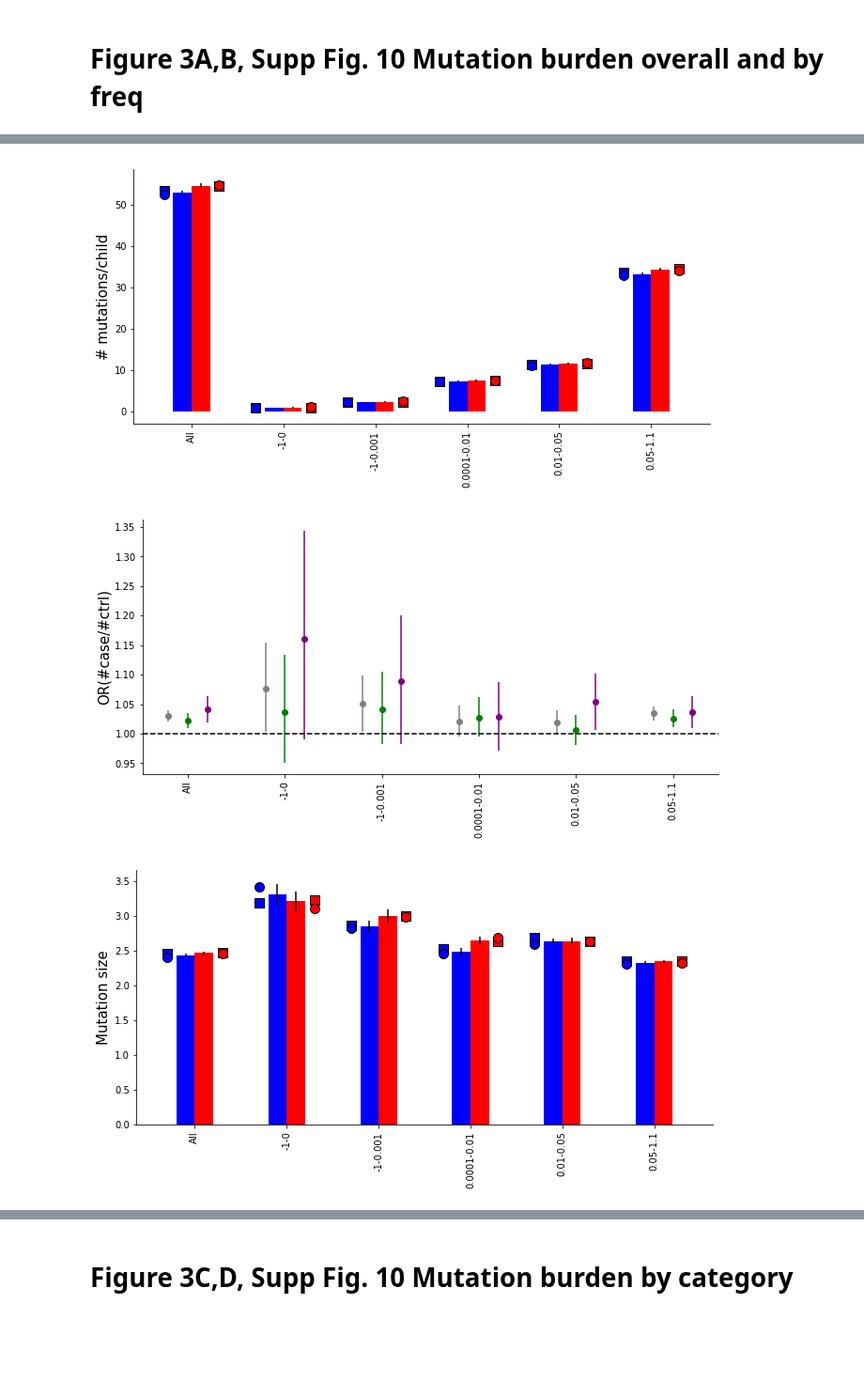
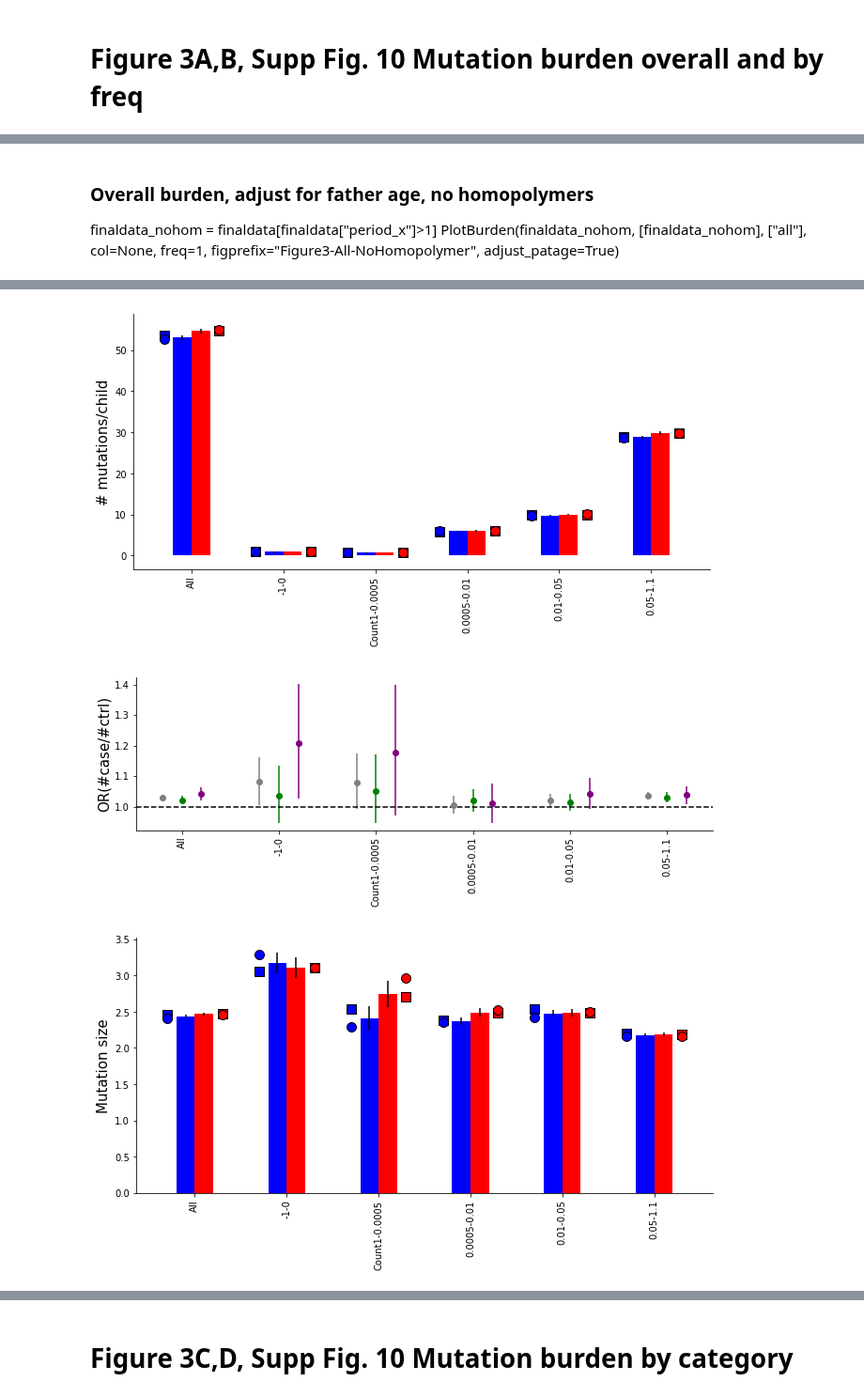
Before and after one commit to gymreklab/ssc-denovos-paper, a Jupyter notebook: figure-notebooks/Mitra_etal_Figure3.ipynb, the cells around one changed output, grey strips where cells are left out. Shown at 94% size. Saved outputs shown, nothing was run; the diff lists cells and outputs as text; code cells hidden in the pictures; blank space fills up the shorter version.

Commit message:
updating fig 3 OR figures

```diff
--- a/figure-notebooks/Mitra_etal_Figure3.ipynb
+++ b/figure-notebooks/Mitra_etal_Figure3.ipynb
@@ -17,8 +17,12 @@ This notebook contains code to reproduce the following from Mitra, et al.:
 * Supplementary Figure 12: power analysis
 # %%
 # Input per-locus info
-LOCFILE = "/storage/ileena/ssc-gangstr-denovos/denovos_GW_priors_Jan20/combined/SSC_allphases_011720_denovos_GW_priors_Jan20.locus_stats.tab"
-# TODO change to /storage/mgymrek/ssc-denovos/denovos_GW_priors_Jan20/SSC_allphases_011720_denovos_GW_priors_Jan20.locus_stats_rmoutlierfams.tab
+
+#LOCFILE = "/storage/ileena/ssc-gangstr-denovos/denovos_GW_priors_Jan20/combined/SSC_allphases_011720_denovos_GW_priors_Jan20.locus_stats.tab" # old
+
+# Newer locfile with outlier families removed
+LOCFILE = "/storage/mgymrek/ssc-denovos/denovos_GW_priors_Jan20/SSC_allphases_011720_denovos_GW_priors_Jul20.locus_stats_rmoutlierfams.tab"
+
 # when done running to remove outlier families
 
 # Input mutation results
@@ -43,8 +47,8 @@ colors = ['gray','red','gold','blue','green','purple','brown','salmon','magenta'
 
 # Other data paths
 ANNOTFILE = "/storage/mgymrek/ssc-denovos/annotations/hg38_gangstr_MasterAnnotation-rmdup.bed"
-AFREQFILE = "/storage/mgymrek/ssc-denovos/allele-freqs/SSC_merged_allele_counts.tab"
-HETFILE = "/storage/mgymrek/ssc-denovos/allele-freqs/SSC_merged_het.tab"
+AFREQFILE = "/storage/mgymrek/ssc-denovos/allele-freqs-revision/SSC_merged_allele_counts.tab"
+HETFILE = "/storage/mgymrek/ssc-denovos/allele-freqs-revision/SSC_merged_het.tab"
 AGEFILE = "/storage/ileena/denovos4/metadata/ssc_4phases_ages.csv"
 SFARIFILE = "/storage/mgymrek/ssc-denovos/annotations/SFARI-Gene_genes_08-29-2019release_09-11-2019export.csv"
 JACKGENES = "/storage/mgymrek/ssc-denovos/annotations/jack_102genes.txt"
@@ -114,8 +118,8 @@ afreq["freq"] = afreq.apply(lambda x: float(x["count"])/x["total"], 1)
 fdata = pd.merge(adata, afreq, on=["chrom","pos","newallele"], how="left")
 fdata.ix[np.isnan(fdata["freq"]),"freq"] = 0
 fdata.ix[np.isnan(fdata["count"]),"count"] = 0
-
-fdata = pd.merge(fdata, het[["chrom","pos","het"]], on=["chrom","pos"])
+fdata = fdata.drop("total", 1)
+fdata = pd.merge(fdata, het[["chrom","pos","het","total"]], on=["chrom","pos"])
 
 finaldata = pd.merge(fdata, ages[["family","child","sex","father_age_birth_years"]], on=["family","child"], how="left")
 # %% [output]
@@ -473,12 +474,26 @@ Ttest_relResult(statistic=-2.6948960562040325, pvalue=0.007115118770008193)
+# %% [markdown]
+### Overall burden, adjust for father age, no homopolymers
+finaldata_nohom = finaldata[finaldata["period_x"]>1]
+PlotBurden(finaldata_nohom, [finaldata_nohom], ["all"], col=None, freq=1, figprefix="Figure3-All-NoHomopolymer", adjust_patage=True)
 # %%
 # By freq bin of target allele - overall
 # (i.e. <0.001; 0.001-0.01; 0.01-0.05; >0.05)
+
+mintotal = 0.8*max(fdata["total"])
+
+# All
 fdata_list = [finaldata]
 fdata_labels_list = ["All"]
-for freqpair in [(-1,0), (-1,0.001), (0.0001, 0.01), (0.01, 0.05), (0.05, 1.1)]:
+
+# Other freq bins
+for freqpair in [(-1, 0), (-1,0.0005), (0.0005, 0.01), (0.01, 0.05), (0.05, 1.1)]:
     minfreq, maxfreq = freqpair
-    fdata_list.append(finaldata[(finaldata["freq"]>minfreq) & (finaldata["freq"]<=maxfreq)])
-    fdata_labels_list.append("%s-%s"%(minfreq,maxfreq))
-PlotBurden(finaldata, fdata_list, fdata_labels_list, col=None, freq=1, figprefix="Figure3-ByFreq", adjust_patage=False)
+    if minfreq == -1 and maxfreq > 0:
+        fdata_list.append(finaldata[(finaldata["total"]>=mintotal) & (finaldata["freq"]>0) & (finaldata["freq"]<=maxfreq)])
+        fdata_labels_list.append("Count1-%s"%(maxfreq))
+    else:
+        fdata_list.append(finaldata[(finaldata["total"]>=mintotal) & (finaldata["freq"]>minfreq) & (finaldata["freq"]<=maxfreq)])
+        fdata_labels_list.append("%s-%s"%(minfreq,maxfreq))
+PlotBurden(finaldata, fdata_list, fdata_labels_list, col=None, freq=1, figprefix="Figure3-ByFreqBin", adjust_patage=False)
 # %% [output]
 num total muts=171578
@@ -501,3 +516,3 @@ male=1.0220508790884981
-[figure, old version]
+[figure, new version]
-[figure, old version]
+[figure, new version]
-[figure, old version]
+[figure, new version]
```
Also changed, not shown: parts of 11 cells of this notebook, 1 other file.
